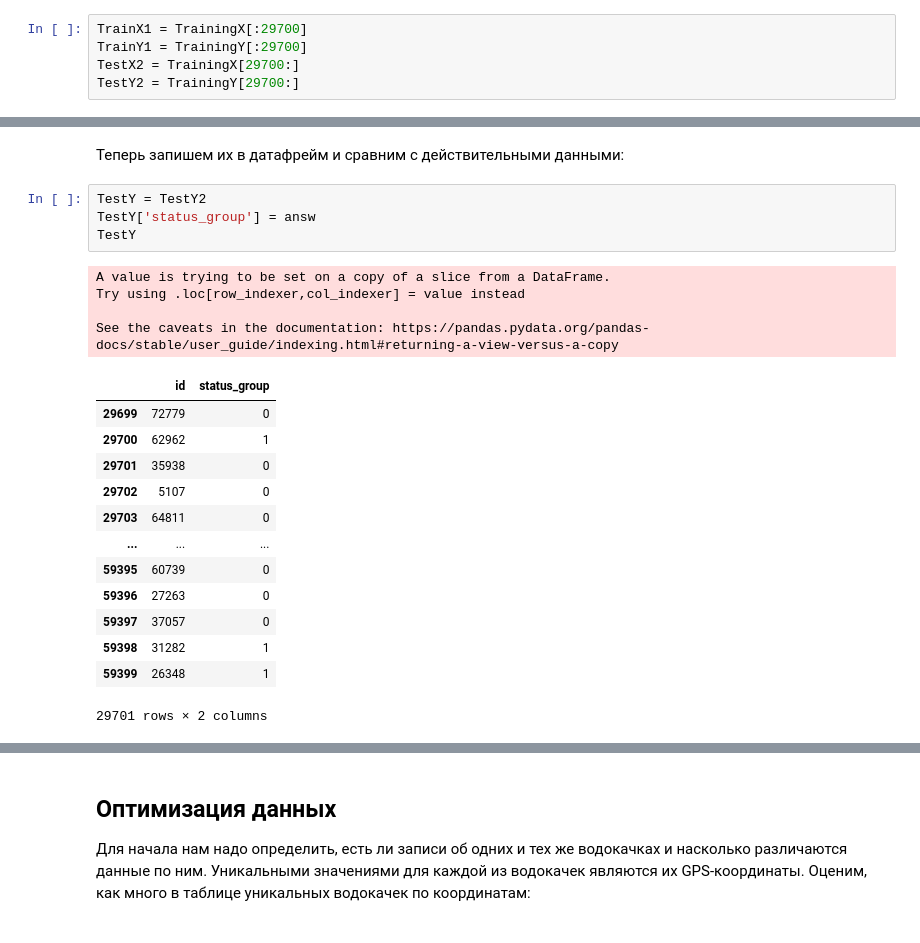
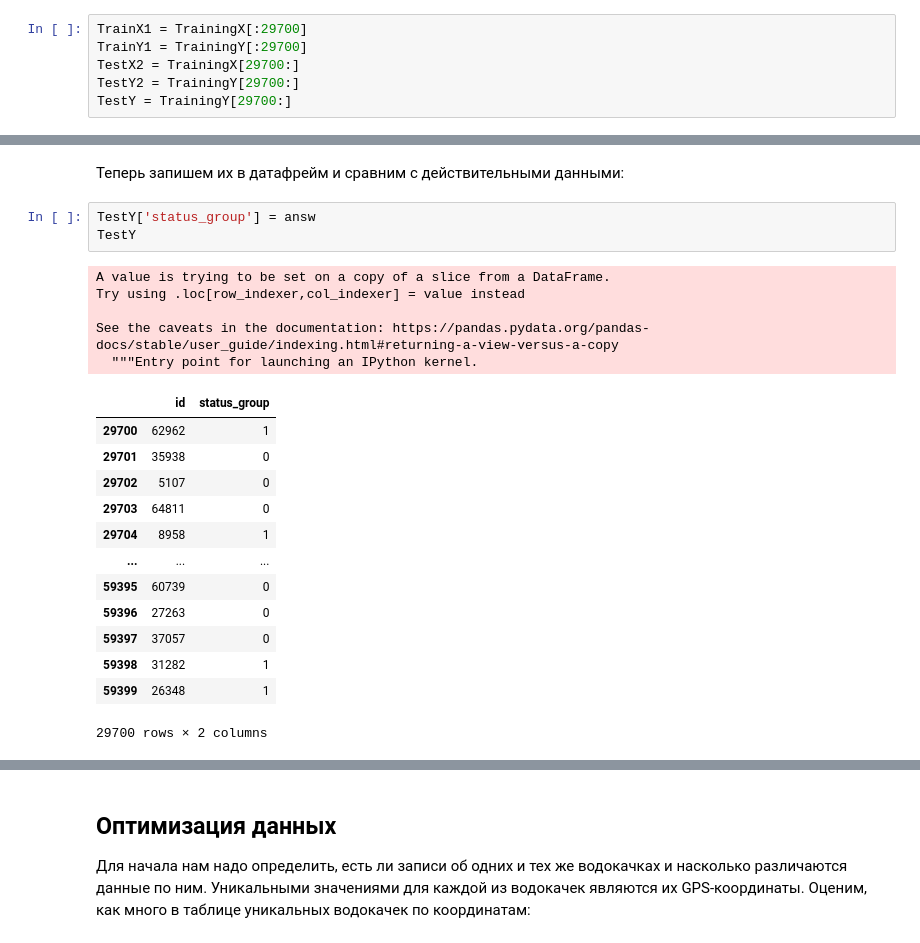
Before and after one commit to jzx81/MyContests, a Jupyter notebook: MyContest.ipynb, the cells around one changed output, grey strips where cells are left out. Saved outputs shown, nothing was run; the diff lists cells and outputs as text.

```diff
--- a/MyContest.ipynb
+++ b/MyContest.ipynb
@@ -143,6 +143,7 @@ TrainX1 = TrainingX[:29700]
 TrainY1 = TrainingY[:29700]
 TestX2 = TrainingX[29700:]
 TestY2 = TrainingY[29700:]
+TestY = TrainingY[29700:]
 # %% [markdown]
 Создаём объект модели:
 # %%
@@ -265,24 +282,24 @@ array([0, 1, 0, ..., 0, 1, 1])
 # %% [markdown]
 Теперь запишем их в датафрейм и сравним с действительными данными:
 # %%
-TestY = TestY2
 TestY['status_group'] = answ
 TestY
 # %% [output]
 A value is trying to be set on a copy of a slice from a DataFrame.
 Try using .loc[row_indexer,col_indexer] = value instead
 
 See the caveats in the documentation: https://pandas.pydata.org/pandas-docs/stable/user_guide/indexing.html#returning-a-view-versus-a-copy
+  """Entry point for launching an IPython kernel.
 |  | id | status_group |
-| 29699 | 72779 | 0 |
 | 29700 | 62962 | 1 |
 | 29701 | 35938 | 0 |
 | 29702 | 5107 | 0 |
 | 29703 | 64811 | 0 |
+| 29704 | 8958 | 1 |
 | ... | ... | ... |
 | 59395 | 60739 | 0 |
 | 59396 | 27263 | 0 |
 | 59397 | 37057 | 0 |
 | 59398 | 31282 | 1 |
 | 59399 | 26348 | 1 |
-29701 rows × 2 columns
+29700 rows × 2 columns
```
Also changed, not shown: parts of 14 cells of this notebook.
